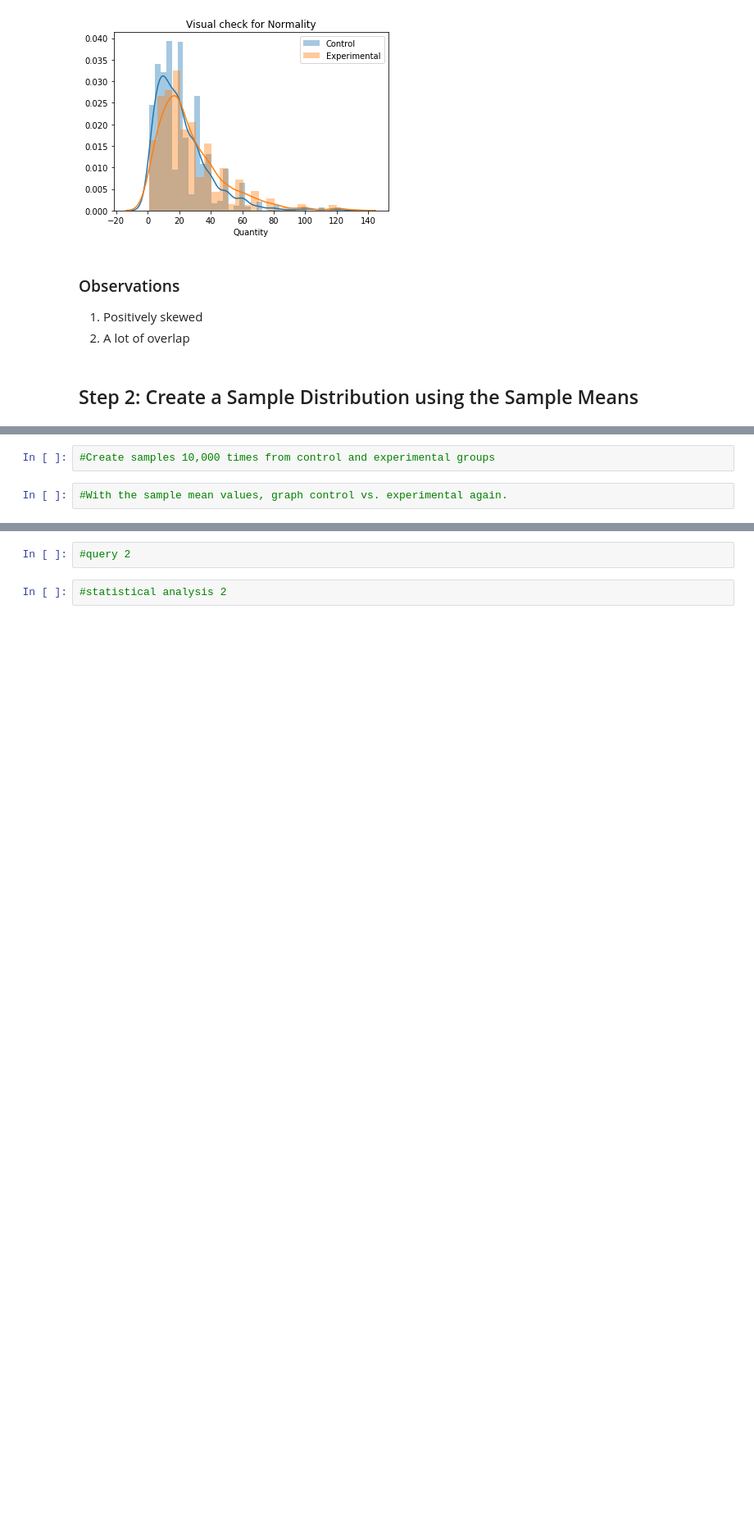
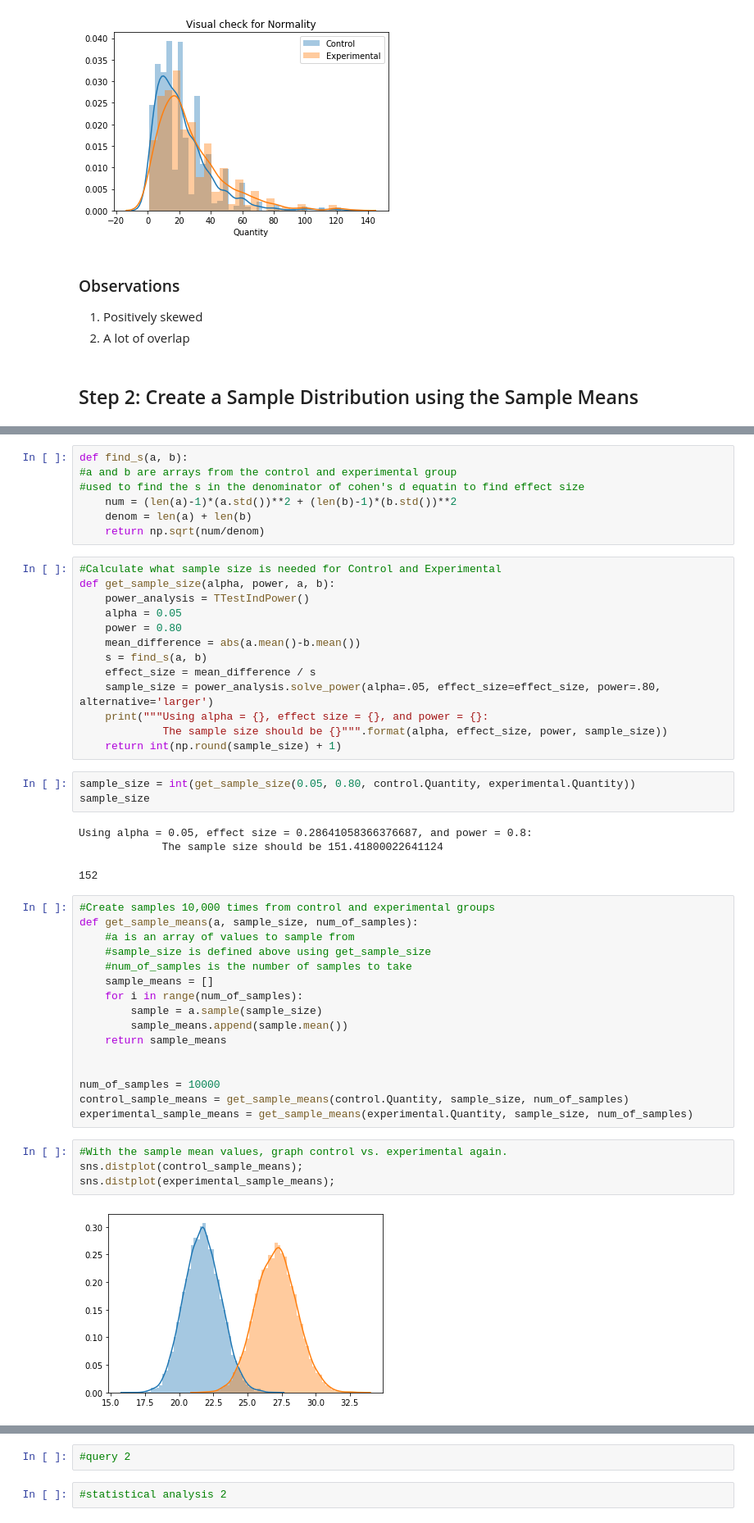
Before and after one commit to andymdc31/flatiron_project2, a Jupyter notebook: dsc-mod-3-project-online-ds-ft-081219/Project_Code.ipynb, the cells around one changed output, grey strips where cells are left out. Shown at 82% size. Saved outputs shown, nothing was run; the diff lists cells and outputs as text; blank space fills up the shorter version.

```diff
--- a/dsc-mod-3-project-online-ds-ft-081219/Project_Code.ipynb
+++ b/dsc-mod-3-project-online-ds-ft-081219/Project_Code.ipynb
@@ -151,4 +155,49 @@ plt.legend();
-# %%
-#Create samples 10,000 times from control and experimental groups
+# %%
+def find_s(a, b):
+#a and b are arrays from the control and experimental group
+#used to find the s in the denominator of cohen's d equatin to find effect size
+    num = (len(a)-1)*(a.std())**2 + (len(b)-1)*(b.std())**2
+    denom = len(a) + len(b)
+    return np.sqrt(num/denom)
+# %%
+#Calculate what sample size is needed for Control and Experimental
+def get_sample_size(alpha, power, a, b):
+    power_analysis = TTestIndPower()
+    alpha = 0.05
+    power = 0.80
+    mean_difference = abs(a.mean()-b.mean())
+    s = find_s(a, b)
+    effect_size = mean_difference / s
+    sample_size = power_analysis.solve_power(alpha=.05, effect_size=effect_size, power=.80, alternative='larger')
+    print("""Using alpha = {}, effect size = {}, and power = {}:
+             The sample size should be {}""".format(alpha, effect_size, power, sample_size))
+    return int(np.round(sample_size) + 1)
+# %%
+sample_size = int(get_sample_size(0.05, 0.80, control.Quantity, experimental.Quantity))
+sample_size
+# %% [output]
+Using alpha = 0.05, effect size = 0.28641058366376687, and power = 0.8:
+             The sample size should be 151.41800022641124
+152
+# %%
+#Create samples 10,000 times from control and experimental groups
+def get_sample_means(a, sample_size, num_of_samples):
+    #a is an array of values to sample from
+    #sample_size is defined above using get_sample_size
+    #num_of_samples is the number of samples to take
+    sample_means = []
+    for i in range(num_of_samples):
+        sample = a.sample(sample_size)
+        sample_means.append(sample.mean())
+    return sample_means
+
+
+num_of_samples = 10000
+control_sample_means = get_sample_means(control.Quantity, sample_size, num_of_samples)
+experimental_sample_means = get_sample_means(experimental.Quantity, sample_size, num_of_samples)
 # %%
 #With the sample mean values, graph control vs. experimental again.
+sns.distplot(control_sample_means);
+sns.distplot(experimental_sample_means);
+# %% [output]
+[figure, added]
```
Also changed, not shown: parts of 15 cells of this notebook.
